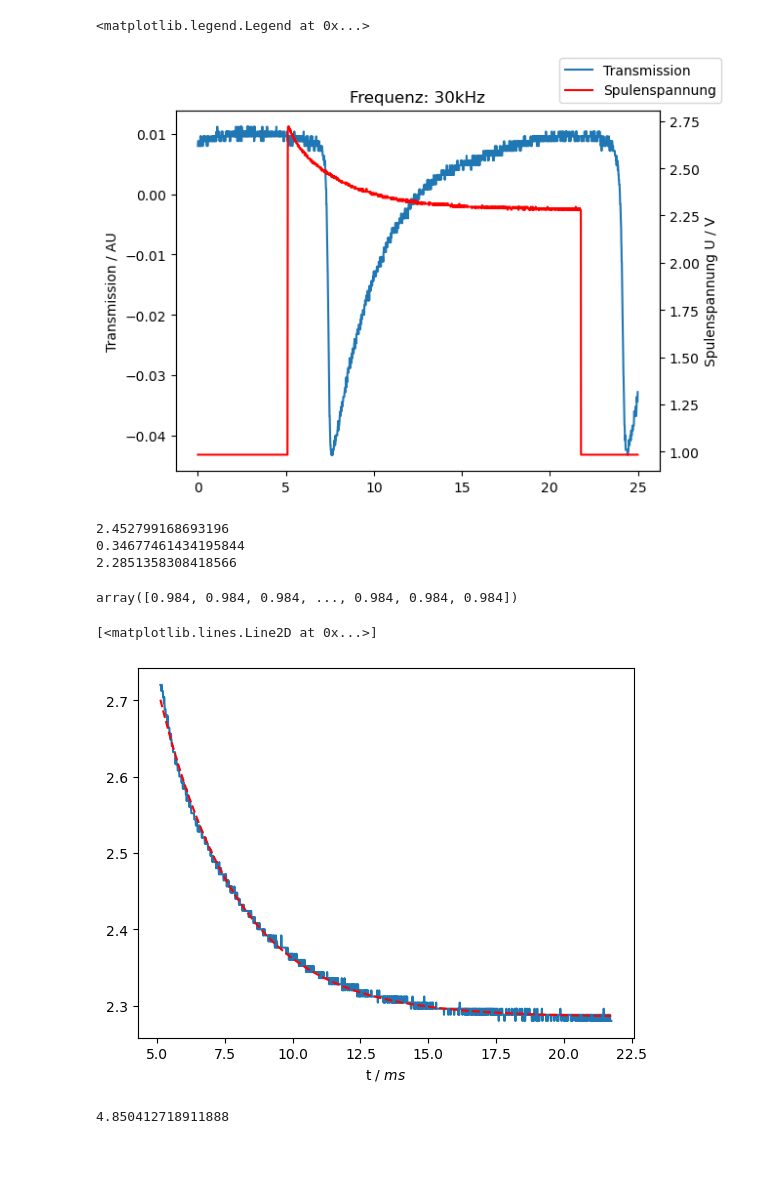
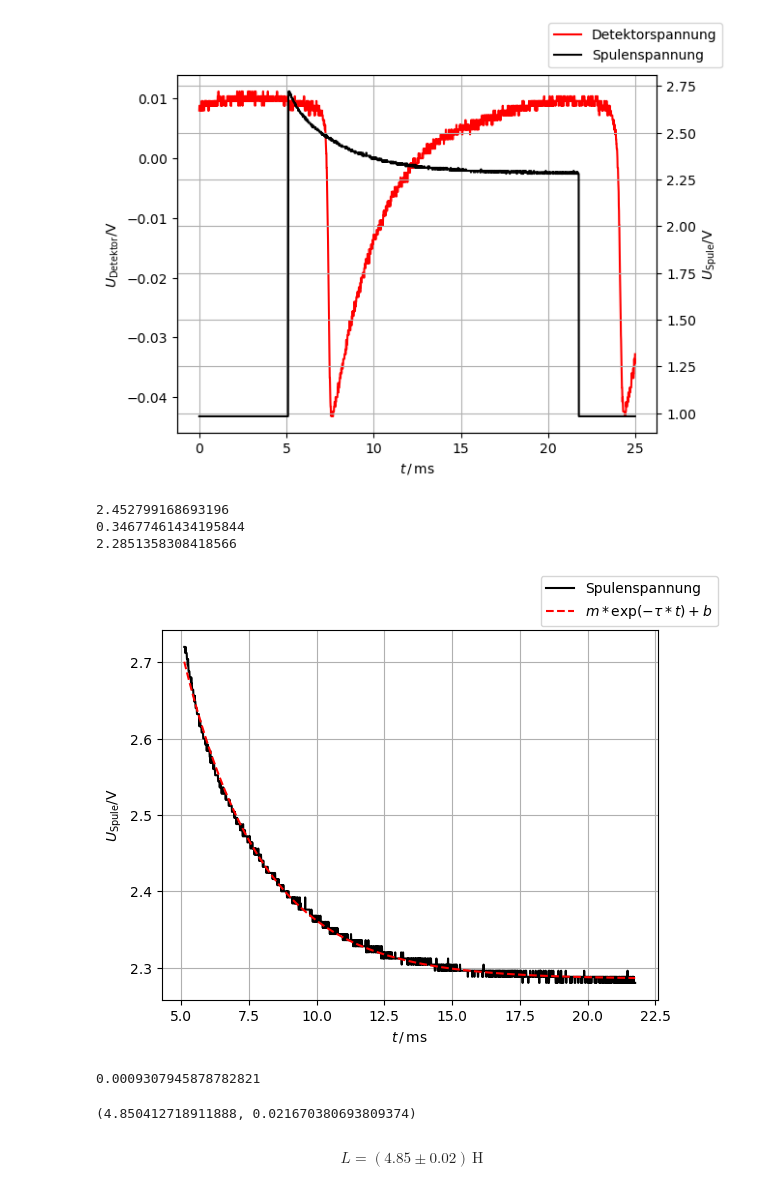
Before and after one commit to hanno22/OptischesPumpen, a Jupyter notebook: notebooks/Induktivität.ipynb, the cells around one changed output. Cells and saved outputs as stored; diff of their text form; code cells hidden in the pictures; blank space fills up the shorter version.

```diff
--- a/notebooks/Induktivität.ipynb
+++ b/notebooks/Induktivität.ipynb
@@ -7,21 +7,21 @@ data = np.loadtxt('../data/3/30/L')
 # %%
 fig, ax1 = plt.subplots()
 ax2 = ax1.twinx()
 
 transmission = data[:, 2]
 time = data[:, 0] * 1e3
 magnetic_field = data[:, 1] / 10
 
-ax1.set_title('Frequenz: ' + '30' + 'kHz')
-
-ax1.plot(time, transmission, label='Transmission')
-ax1.set(ylabel='Transmission / AU')
-ax2.set(ylabel='Spulenspannung U / V')
-ax2.plot(time, magnetic_field, c='r',label='Spulenspannung')
+ax1.plot(time, transmission, 'r', label='Detektorspannung')
+ax1.set(ylabel='$U_\mathrm{Detektor} / \mathrm{V}$', xlabel="$t\,/\, \mathrm{ms}$")
+ax2.set(ylabel='$U_\mathrm{Spule} / \mathrm{V}$')
+ax2.plot(time, magnetic_field, 'k',label='Spulenspannung')
+ax1.grid(axis='x')
+ax2.grid()
 fig.legend()
+fig.savefig('../output/induc_overview.svg')
 # %% [output]
-<matplotlib.legend.Legend at 0x...>
-[figure, old version]
+[figure, new version]
 # %%
 offset = 512
 offset2 = 2176
@@ -36,22 +36,36 @@ m, t, b = params
 print(m)
 print(t)
 print(b)
-magnetic_field
 # %% [output]
 2.452799168693196
 0.34677461434195844
 2.2851358308418566
-array([0.984, 0.984, 0.984, ..., 0.984, 0.984, 0.984])
 # %%
 fig2, ax3 = plt.subplots()
-ax3.set(xlabel='t / $ms$')
-ax3.plot(time[offset:offset2], magnetic_field[offset:offset2], '')
+ax3.set(xlabel='$t\,/\, \mathrm{ms}$', ylabel='$U_\mathrm{Spule} / \mathrm{V}$')
+ax3.plot(time[offset:offset2], magnetic_field[offset:offset2], 'k', label='Spulenspannung')
 
-ax3.plot(time[offset:offset2], monoExp(time[offset:offset2], m, t, b), 'r--', label="fitted")
+ax3.plot(time[offset:offset2], monoExp(time[offset:offset2], m, t, b), 'r--', label="$m * \mathrm{exp}(-\\tau*t) + b$")
+ax3.grid()
+fig2.legend()
+fig2.savefig('../output/induc.svg')
 # %% [output]
-[<matplotlib.lines.Line2D at 0x...>]
-[figure, old version]
+[figure, new version]
 # %%
-1.682 / t
+H = 1.682 / t
-# %% [output]
-4.850412718911888
+# %%
+delta_a = (np.sqrt(np.diag(cv)), t)[0][1]
+delta_a
+# %% [output]
+0.0009307945878782821
+# %%
+R = 1.682
+delta_R = 0.003
+
+delta_H = delta_R /t + delta_a * R / t ** 2
+
+(H, delta_H)
+# %% [output]
+(4.850412718911888, 0.021670380693809374)
+# %% [markdown]
+$$ L = (4.85 \pm 0.02)\,\mathrm{H}$$
```
Also changed, not shown: 7 other files.
